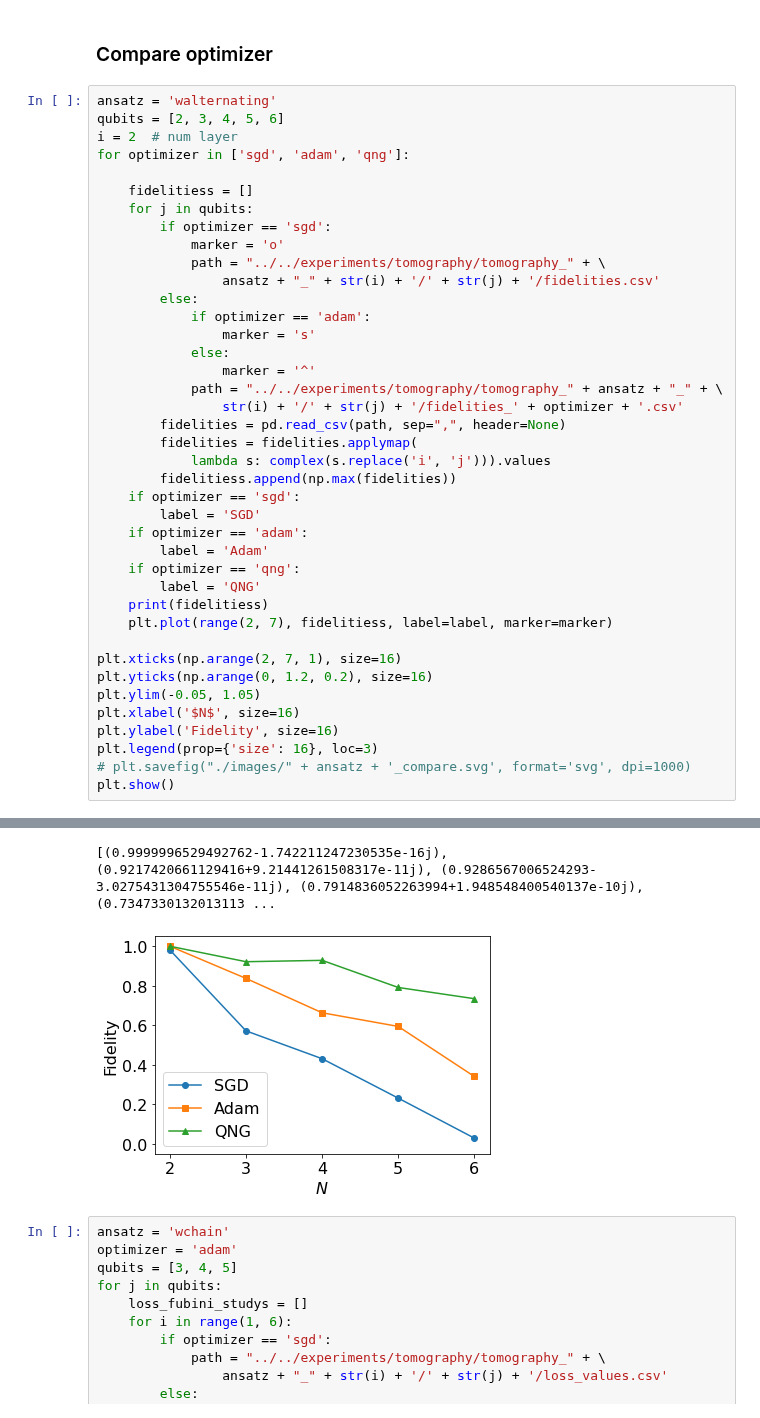
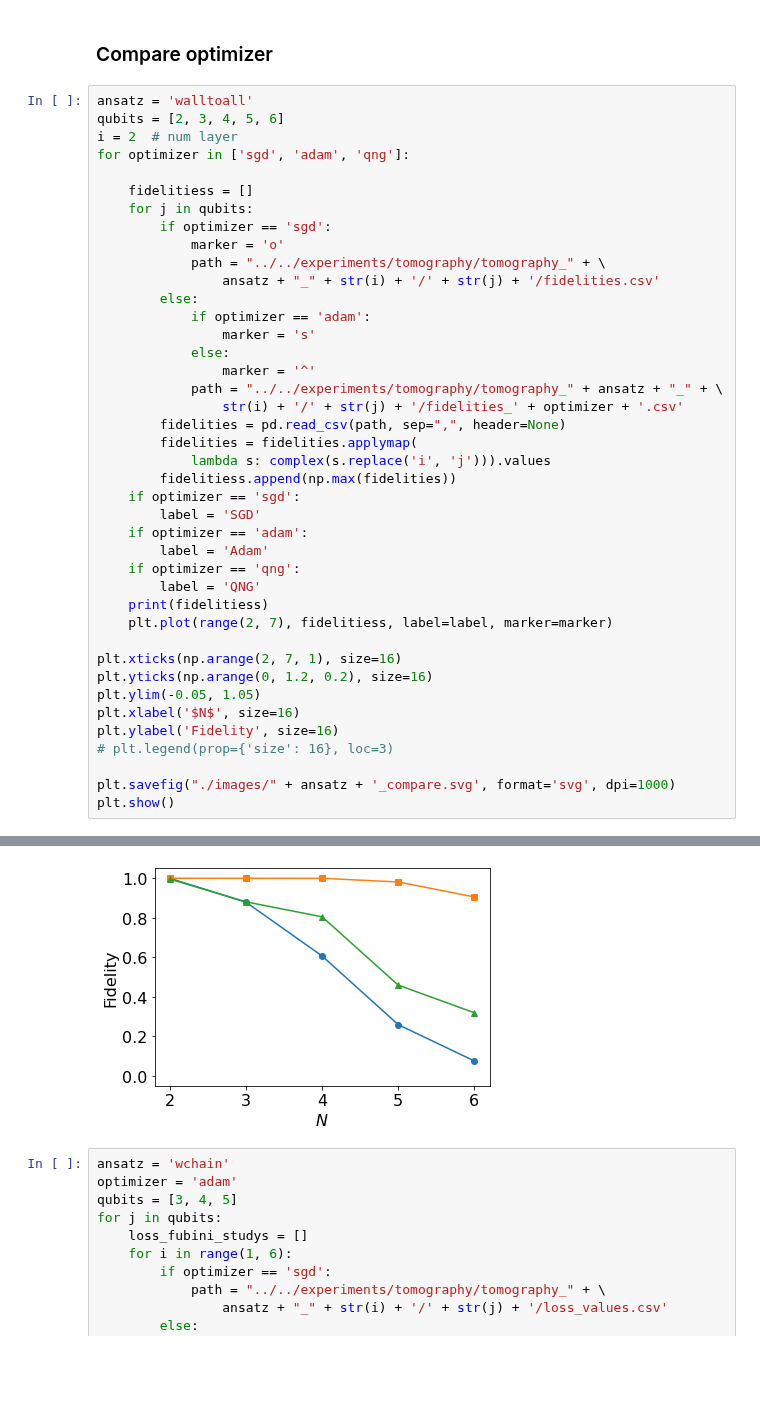
Before and after one commit to vutuanhai237/UC-VQA, a Jupyter notebook: codes/tomography/plot_compareW.ipynb, the cells around one changed output, grey strips where cells are left out. Drawn from its saved outputs; the diff is of its cells as text; blank space fills up the shorter version.

```diff
--- a/codes/tomography/plot_compareW.ipynb
+++ b/codes/tomography/plot_compareW.ipynb
@@ -138,7 +138,7 @@ plt.show()
 # %% [markdown]
 ### Compare optimizer
 # %%
-ansatz = 'walternating'
+ansatz = 'walltoall'
 qubits = [2, 3, 4, 5, 6]
 i = 2  # num layer
 for optimizer in ['sgd', 'adam', 'qng']:
@@ -174,7 +174,8 @@ plt.yticks(np.arange(0, 1.2, 0.2), size=16)
 plt.ylim(-0.05, 1.05)
 plt.xlabel('$N$', size=16)
 plt.ylabel('Fidelity', size=16)
-plt.legend(prop={'size': 16}, loc=3)
-# plt.savefig("./images/" + ansatz + '_compare.svg', format='svg', dpi=1000)
+# plt.legend(prop={'size': 16}, loc=3)
+
+plt.savefig("./images/" + ansatz + '_compare.svg', format='svg', dpi=1000)
 plt.show()
 # %% [output]
@@ -183,5 +185,4 @@ plt.show()
-[(0.9999996529492762-1.742211247230535e-16j), (0.9217420661129416+9.21441261508317e-11j), (0.9286567006524293-3.0275431304755546e-11j), (0.7914836052263994+1.948548400540137e-10j), (0.7347330132013113 ...
-[figure, old version]
+[figure, new version]
 # %%
 ansatz = 'wchain'
 optimizer = 'adam'
```
Also changed, not shown: parts of 2 cells of this notebook, 15 other files.
